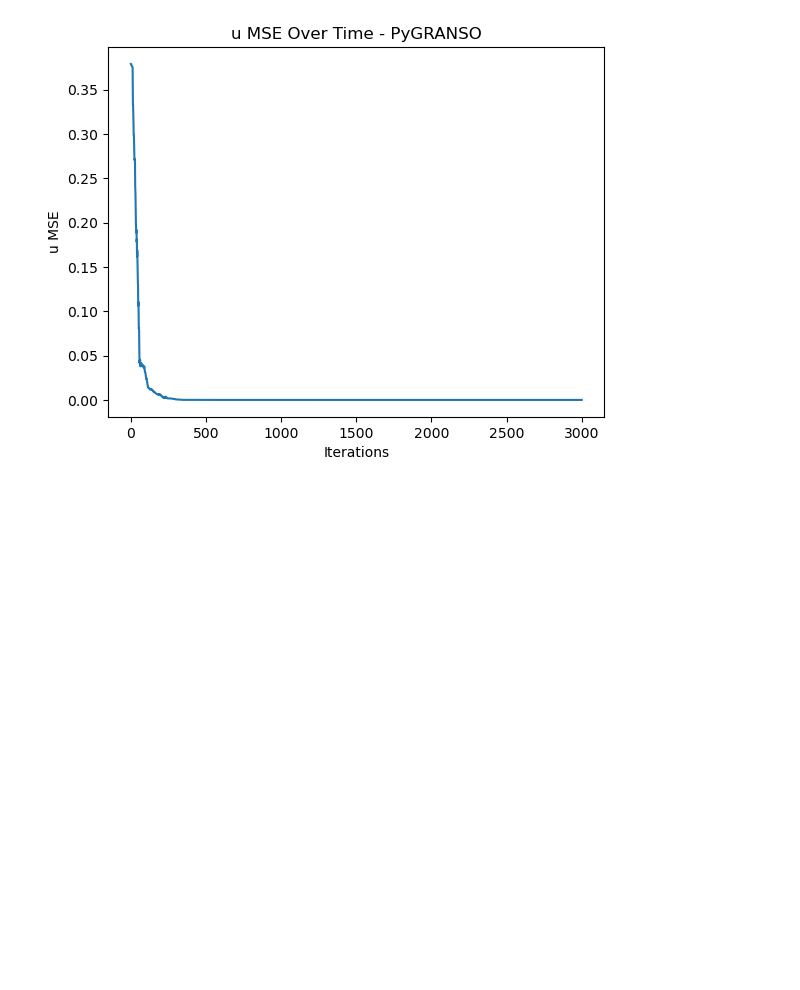
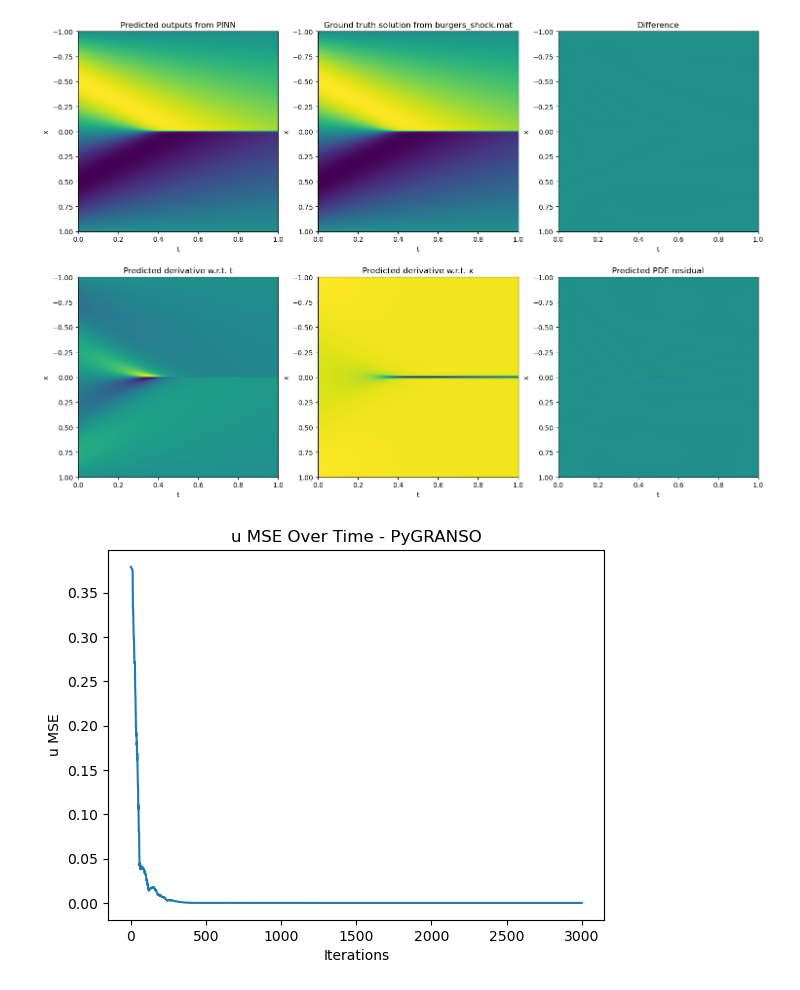
Before and after one commit to jhu04/csci-5527-project, a Jupyter notebook: burgers-outputs/burgers_pygranso-3k.ipynb, the cells around one changed output. Saved outputs shown, nothing was run; the diff lists cells and outputs as text; code cells hidden in the pictures; blank space fills up the shorter version.

Commit message:
Outputs

```diff
--- a/burgers-outputs/burgers_pygranso-3k.ipynb
+++ b/burgers-outputs/burgers_pygranso-3k.ipynb
@@ -262,7 +262,7 @@ if __name__ == "__main__":
     ax6.set_xlabel("t")
     ax6.set_ylabel("x")
     ax6.set_box_aspect(1)
-    ax6.imshow(test_res_img, extent=[0, 1, 1, -1], aspect='auto')
+    ax6.imshow(test_res_img, vmin=-1, vmax=1, extent=[0, 1, 1, -1], aspect='auto')
     plt.show()
 
     # Plot L2 loss over full grid
@@ -293,5 +293,63 @@ Total Wall Time: 49.76718616485596s
 [figure]
 [figure]
+# %%
+fig, ((ax1, ax2, ax3), (ax4, ax5, ax6)) = plt.subplots(2,3, figsize=(18, 12))
+outimg = test_output.cpu().detach().numpy()
+outimg = np.reshape(outimg, (xgridsize, tgridsize))
+
+global_min = np.min([np.min(outimg), np.min(usol_full), np.min(np.abs(outimg - usol_full))])
+global_max = np.max([np.max(outimg), np.max(usol_full), np.max(np.abs(outimg - usol_full))])
+
+ax1.set_title("Predicted outputs from PINN")
+ax1.set_xlabel("t")
+ax1.set_ylabel("x")
+ax1.set_box_aspect(1)
+ax1.imshow(outimg, vmin=global_min, vmax=global_max, extent=[0, 1, 1, -1], aspect='auto')
+
+ax2.set_title("Ground truth solution from burgers_shock.mat")
+ax2.set_xlabel("t")
+ax2.set_ylabel("x")
+ax2.set_box_aspect(1)
+ax2.imshow(usol_full, vmin=global_min, vmax=global_max, extent=[0, 1, 1, -1], aspect='auto')
+
+ax3.set_title("Difference")
+ax3.set_xlabel("t")
+ax3.set_ylabel("x")
+ax3.set_box_aspect(1)
+ax3.imshow(usol_full - outimg, vmin=global_min, vmax=global_max, extent=[0, 1, 1, -1], aspect='auto')
+
+# Calculate gradients of network
+testu_t, testu_x, testu_xx = get_grads(test_output, xv, tv)
+
+testres = testu_t + torch.flatten(test_output) * testu_x - 0.01 / np.pi * testu_xx
+
+test_ut_img = testu_t.cpu().detach().numpy()
+test_ut_img = np.reshape(test_ut_img, (xgridsize, tgridsize))
+test_ux_img = testu_x.cpu().detach().numpy()
+test_ux_img = np.reshape(test_ux_img, (xgridsize, tgridsize))
+test_res_img = testres.cpu().detach().numpy()
+test_res_img = np.reshape(test_res_img, (xgridsize, tgridsize))
+
+ax4.set_title("Predicted derivative w.r.t. t")
+ax4.set_xlabel("t")
+ax4.set_ylabel("x")
+ax4.set_box_aspect(1)
+ax4.imshow(test_ut_img, extent=[0, 1, 1, -1], aspect='auto')
+
+ax5.set_title("Predicted derivative w.r.t. x")
+ax5.set_xlabel("t")
+ax5.set_ylabel("x")
+ax5.set_box_aspect(1)
+ax5.imshow(test_ux_img, extent=[0, 1, 1, -1], aspect='auto')
+
+ax6.set_title("Predicted PDE residual")
+ax6.set_xlabel("t")
+ax6.set_ylabel("x")
+ax6.set_box_aspect(1)
+ax6.imshow(test_res_img, vmin=-1, vmax=1, extent=[0, 1, 1, -1], aspect='auto')
+plt.show()
+# %% [output]
+[figure, added]
 # %%
 # Plot L2 loss over full grid
 iter_range = np.arange(1, soln.iters+1)
```
Also changed, not shown: parts of 4 cells of this notebook, 5 other files.
